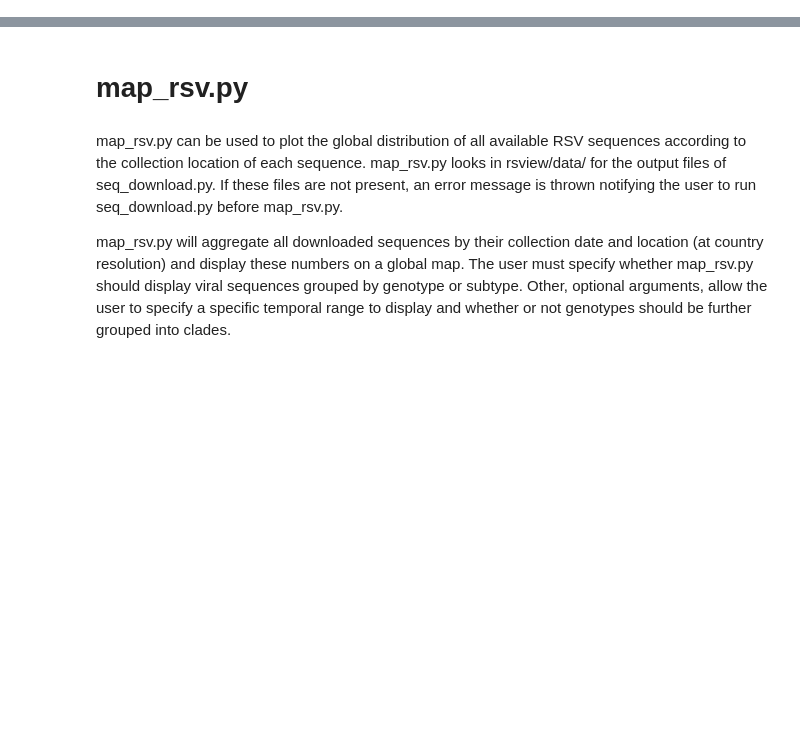
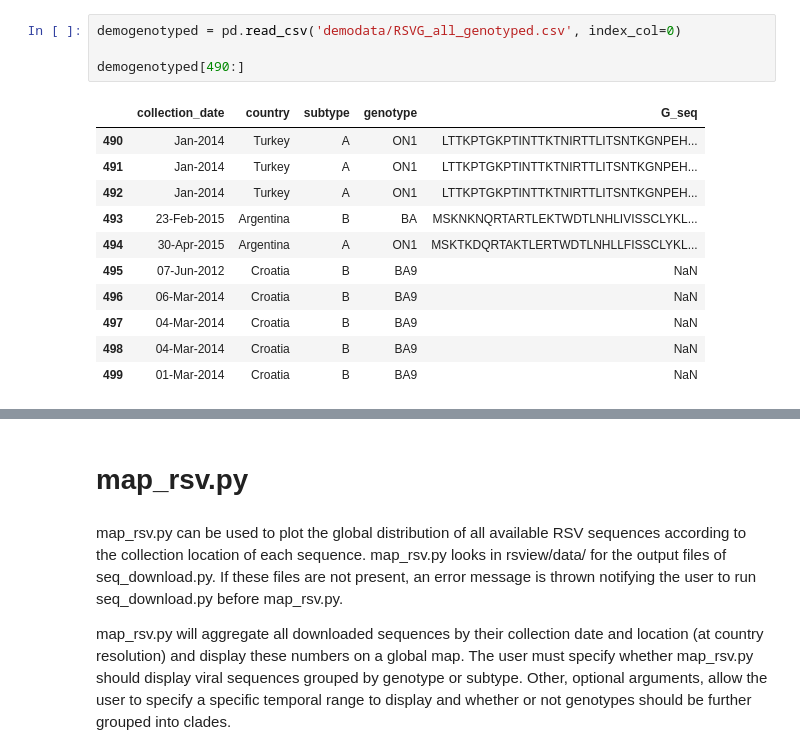
Before and after one commit to khdcrawford/RSView, a Jupyter notebook: examples/rsview_demo.ipynb, the cells around one changed output, grey strips where cells are left out. Saved outputs shown, nothing was run; the diff lists cells and outputs as text; blank space fills up the shorter version.

```diff
--- a/examples/rsview_demo.ipynb
+++ b/examples/rsview_demo.ipynb
@@ -0,0 +146,16 @@
+# %%
+demogenotyped = pd.read_csv('demodata/RSVG_all_genotyped.csv', index_col=0)
+
+demogenotyped[490:]
+# %% [output]
+|  | collection_date | country | subtype | genotype | G_seq |
+| 490 | Jan-2014 | Turkey | A | ON1 | LTTKPTGKPTINTTKTNIRTTLITSNTKGNPEH... |
+| 491 | Jan-2014 | Turkey | A | ON1 | LTTKPTGKPTINTTKTNIRTTLITSNTKGNPEH... |
+| 492 | Jan-2014 | Turkey | A | ON1 | LTTKPTGKPTINTTKTNIRTTLITSNTKGNPEH... |
+| 493 | 23-Feb-2015 | Argentina | B | BA | MSKNKNQRTARTLEKTWDTLNHLIVISSCLYKL... |
+| 494 | 30-Apr-2015 | Argentina | A | ON1 | MSKTKDQRTAKTLERTWDTLNHLLFISSCLYKL... |
+| 495 | 07-Jun-2012 | Croatia | B | BA9 | NaN |
+| 496 | 06-Mar-2014 | Croatia | B | BA9 | NaN |
+| 497 | 04-Mar-2014 | Croatia | B | BA9 | NaN |
+| 498 | 04-Mar-2014 | Croatia | B | BA9 | NaN |
+| 499 | 01-Mar-2014 | Croatia | B | BA9 | NaN |
```
Also changed, not shown: parts of 14 cells of this notebook, 11 other files.
